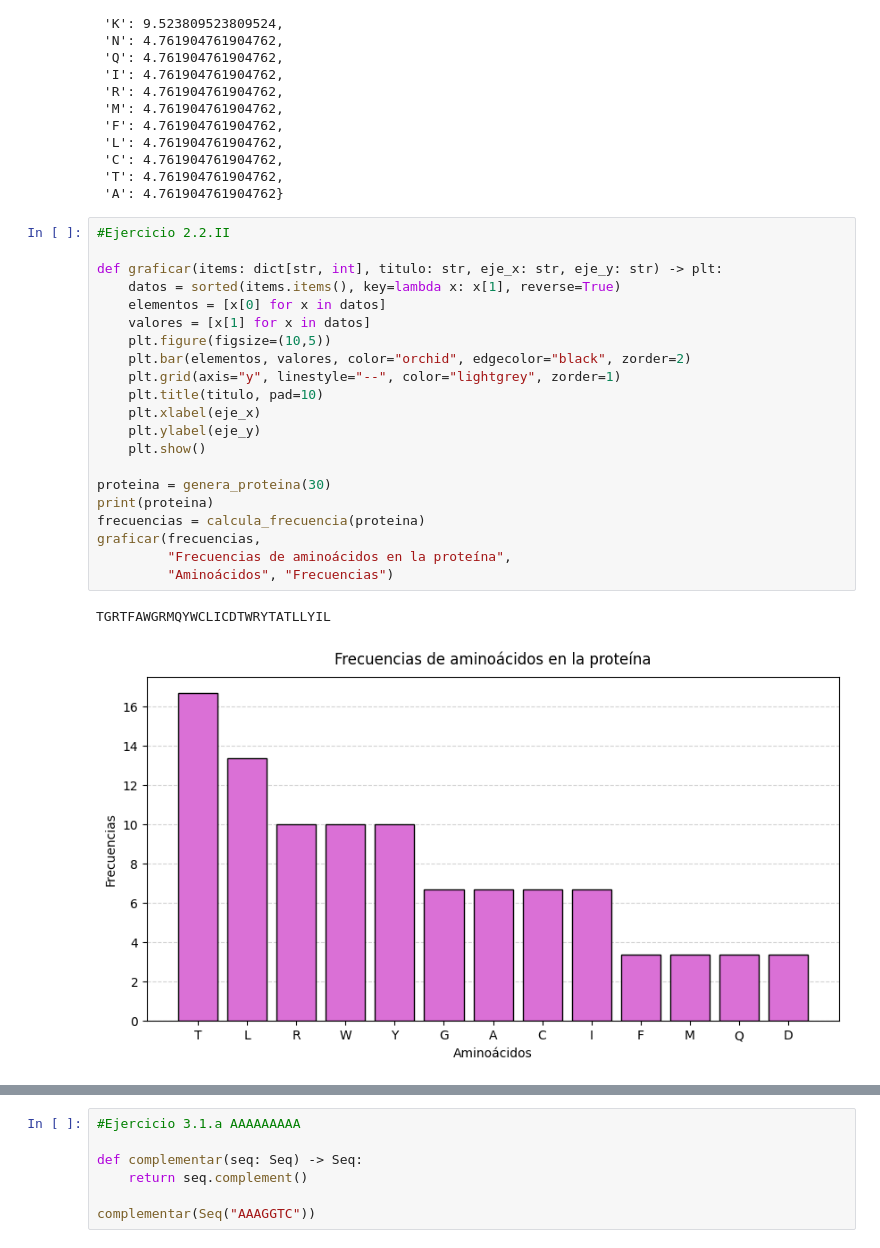
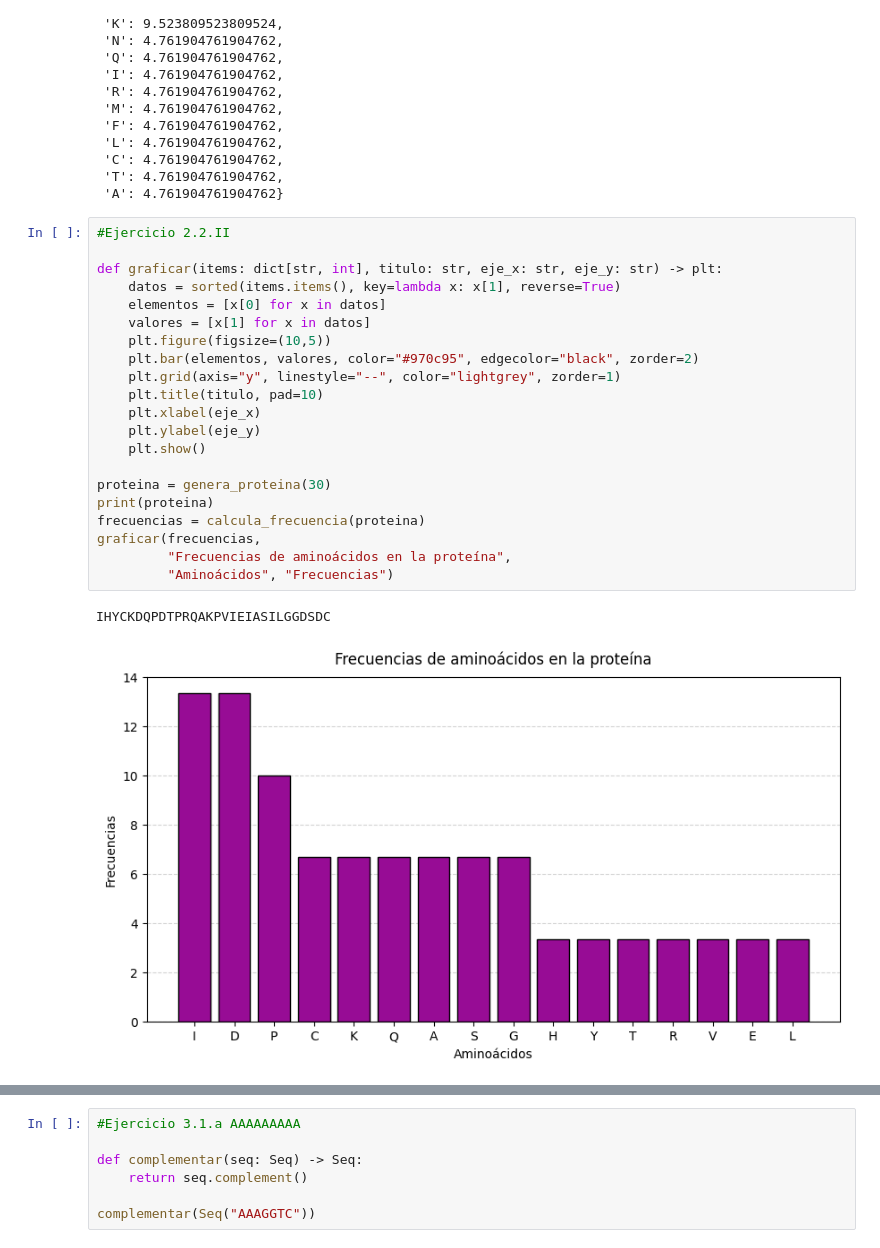
Before and after one commit to pizzanaranja/Bioinformatica, a Jupyter notebook: TP 1/TP 1.ipynb, the cells around one changed output, grey strips where cells are left out. Cells and saved outputs as stored; diff of their text form.

```diff
--- a/TP 1/TP 1.ipynb
+++ b/TP 1/TP 1.ipynb
@@ -164,27 +167,27 @@ calcula_frecuencia('VDGEWKWENQIREMEFLCTKA')
 # %%
 #Ejercicio 2.2.II
 
 def graficar(items: dict[str, int], titulo: str, eje_x: str, eje_y: str) -> plt:
     datos = sorted(items.items(), key=lambda x: x[1], reverse=True)
     elementos = [x[0] for x in datos]
     valores = [x[1] for x in datos]
     plt.figure(figsize=(10,5))
-    plt.bar(elementos, valores, color="orchid", edgecolor="black", zorder=2)
+    plt.bar(elementos, valores, color="#970c95", edgecolor="black", zorder=2)
     plt.grid(axis="y", linestyle="--", color="lightgrey", zorder=1)
     plt.title(titulo, pad=10)
     plt.xlabel(eje_x)
     plt.ylabel(eje_y)
     plt.show()
 
 proteina = genera_proteina(30)
 print(proteina)
 frecuencias = calcula_frecuencia(proteina)
 graficar(frecuencias,
          "Frecuencias de aminoácidos en la proteína",
          "Aminoácidos", "Frecuencias")
 # %% [output]
-TGRTFAWGRMQYWCLICDTWRYTATLLYIL
+IHYCKDQPDTPRQAKPVIEIASILGGDSDC
-[figure, old version]
+[figure, new version]
 # %%
 #Ejercicio 2.2.III (mioglobina por aminoácidos)
 
```
Also changed, not shown: parts of 11 cells of this notebook, 1 other file.
